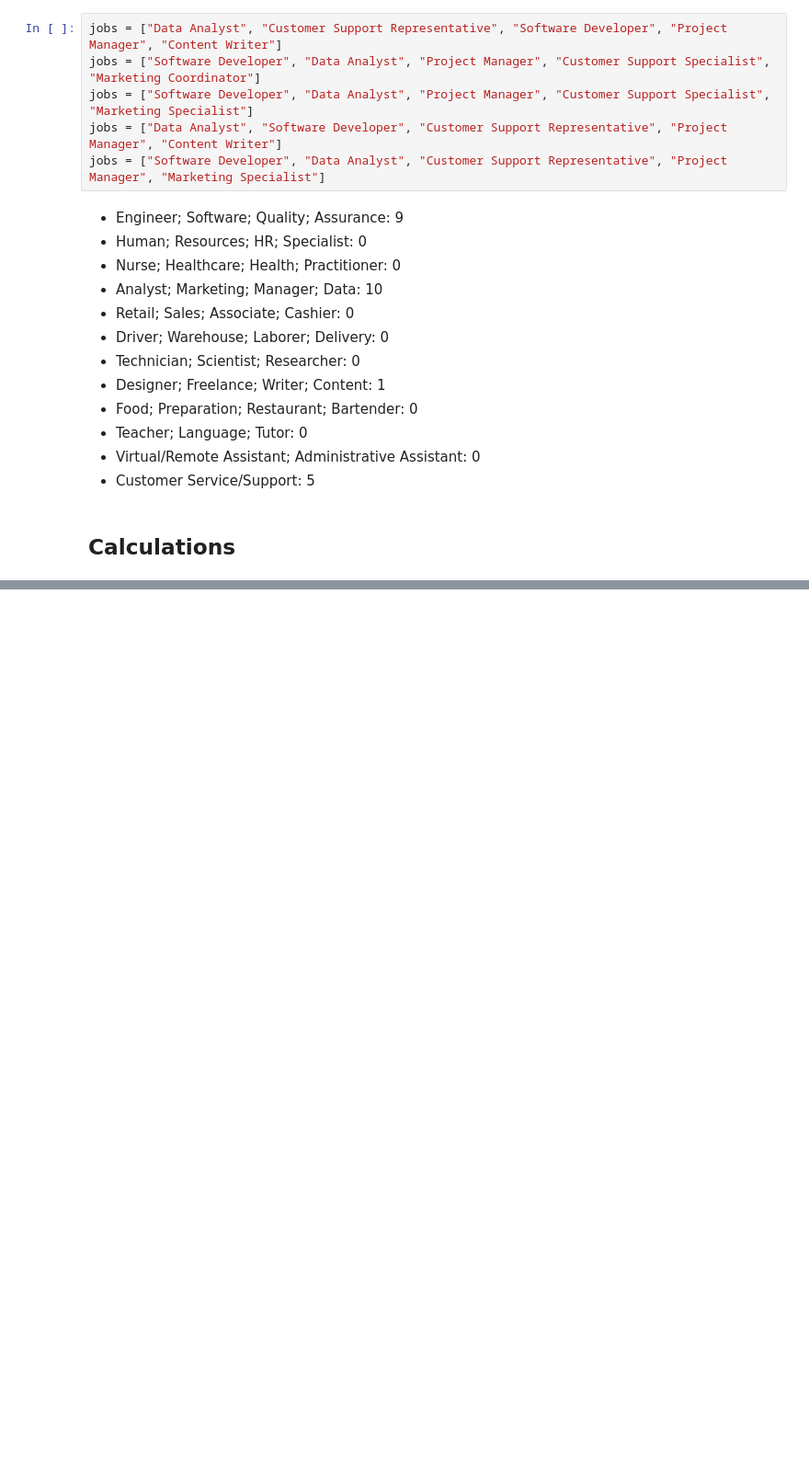
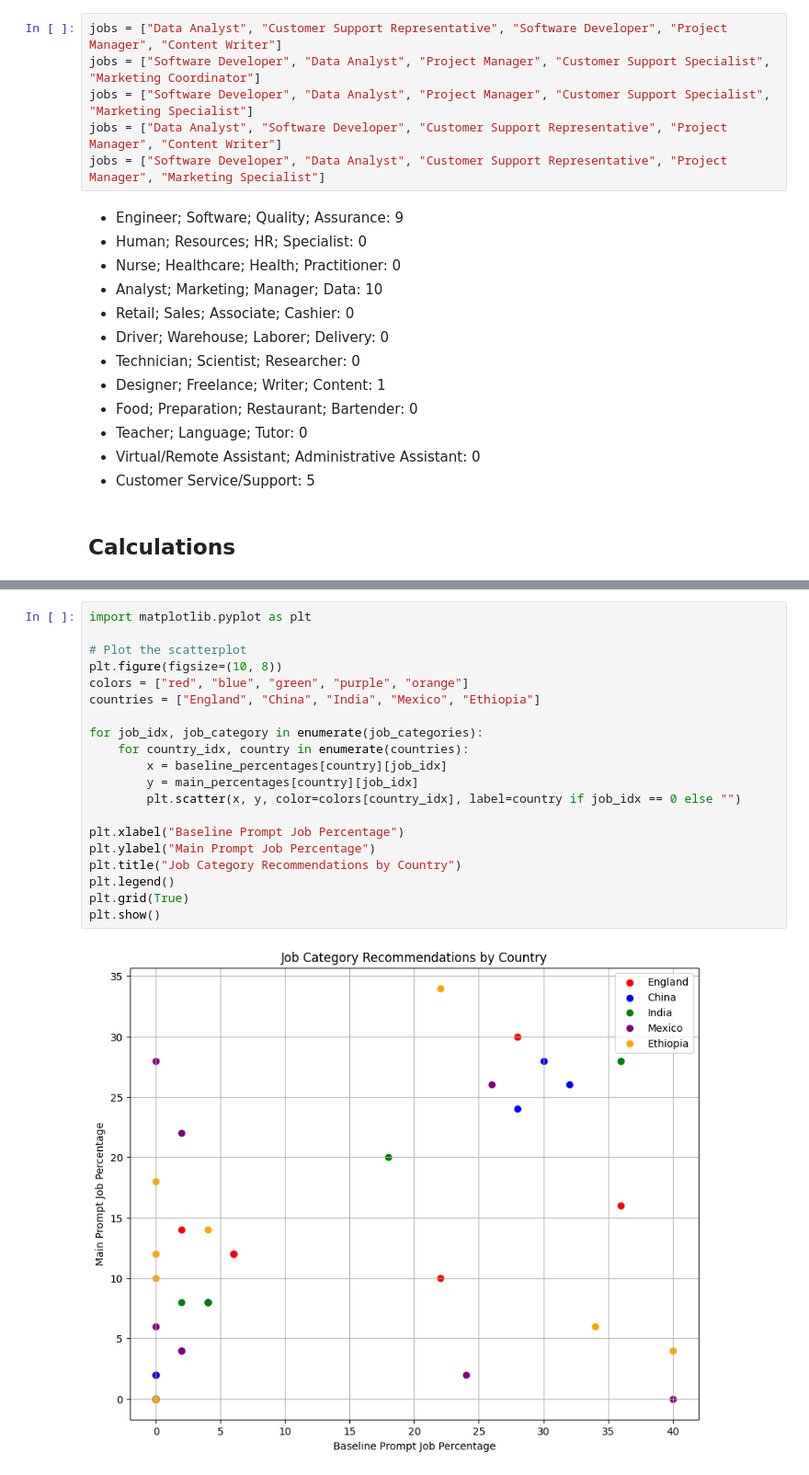
Before and after one commit to LesleyYu/DSCI531, a Jupyter notebook: hw3/hw3-biases-in-ChatGPT.ipynb, the cells around one changed output, grey strips where cells are left out. Shown at 92% size. Cells and saved outputs as stored; diff of their text form; blank space fills up the shorter version.

```diff
--- a/hw3/hw3-biases-in-ChatGPT.ipynb
+++ b/hw3/hw3-biases-in-ChatGPT.ipynb
@@ -632,0 +634,22 @@ Customer Service/Support: 22.0%
+# %%
+import matplotlib.pyplot as plt
+
+# Plot the scatterplot
+plt.figure(figsize=(10, 8))
+colors = ["red", "blue", "green", "purple", "orange"]
+countries = ["England", "China", "India", "Mexico", "Ethiopia"]
+
+for job_idx, job_category in enumerate(job_categories):
+    for country_idx, country in enumerate(countries):
+        x = baseline_percentages[country][job_idx]
+        y = main_percentages[country][job_idx]
+        plt.scatter(x, y, color=colors[country_idx], label=country if job_idx == 0 else "")
+
+plt.xlabel("Baseline Prompt Job Percentage")
+plt.ylabel("Main Prompt Job Percentage")
+plt.title("Job Category Recommendations by Country")
+plt.legend()
+plt.grid(True)
+plt.show()
+# %% [output]
+[figure, added]
```
Also changed, not shown: parts of 3 cells of this notebook, 1 other file.
